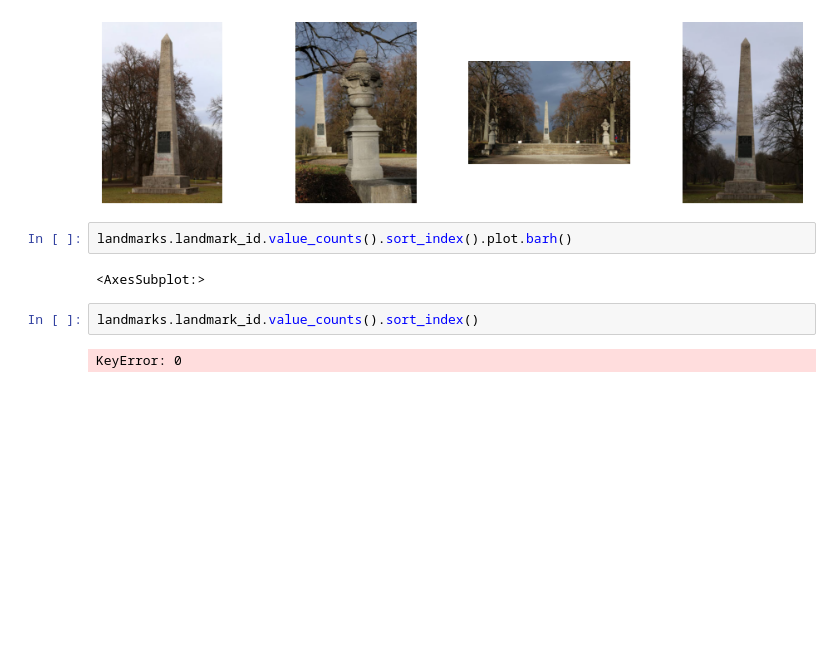
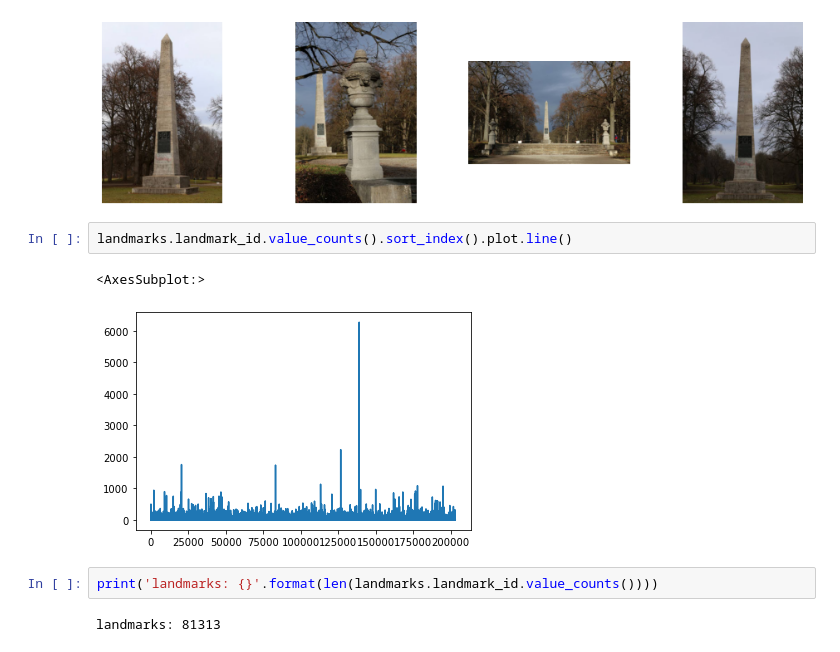
Before and after one commit to SamMatt87/google-landmark-recognition-2021-code, a Jupyter notebook: Data Expoloration/Data exploration.ipynb, the cells around one changed output. Saved outputs shown, nothing was run; the diff lists cells and outputs as text; blank space fills up the shorter version.

```diff
--- a/Data Expoloration/Untitled.ipynb
+++ b/Data Expoloration/Data exploration.ipynb
@@ -53,10 +57,11 @@ show_grid(1)
 # %% [output]
 [figure]
 # %%
-landmarks.landmark_id.value_counts().sort_index().plot.barh()
+landmarks.landmark_id.value_counts().sort_index().plot.line()
 # %% [output]
 <AxesSubplot:>
+[figure, added]
-# %%
-landmarks.landmark_id.value_counts().sort_index()
-# %% [output]
-KeyError: 0
+# %%
+print('landmarks: {}'.format(len(landmarks.landmark_id.value_counts())))
+# %% [output]
+landmarks: 81313
```
Also changed, not shown: parts of 1 cell of this notebook.
